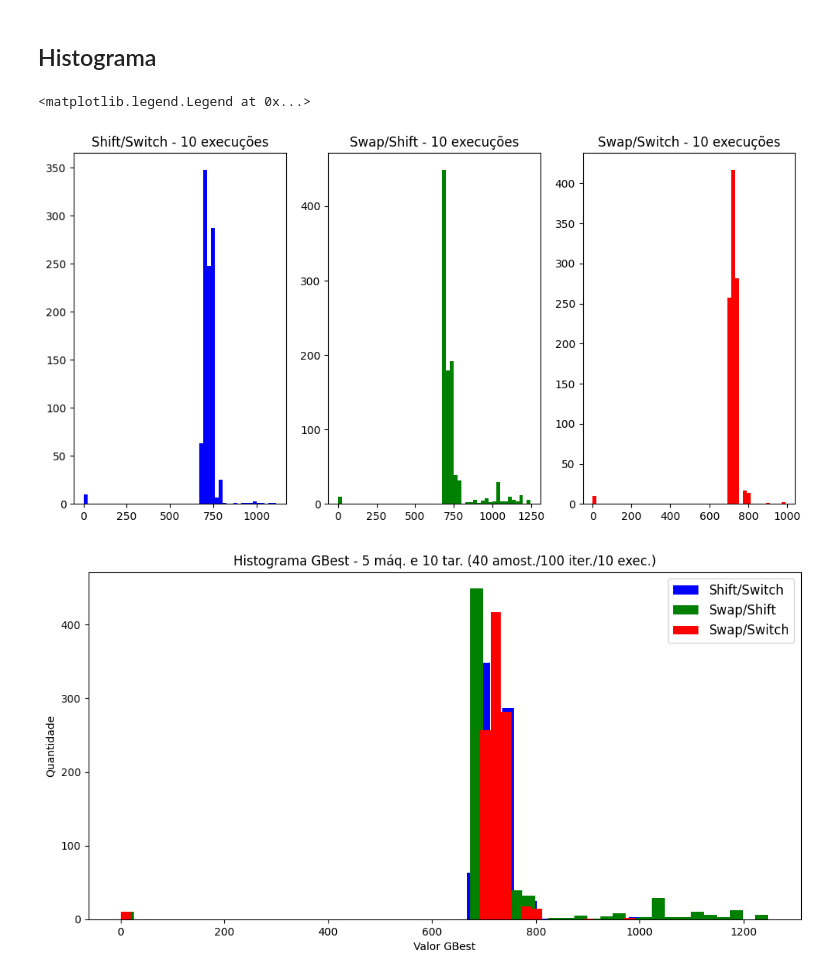
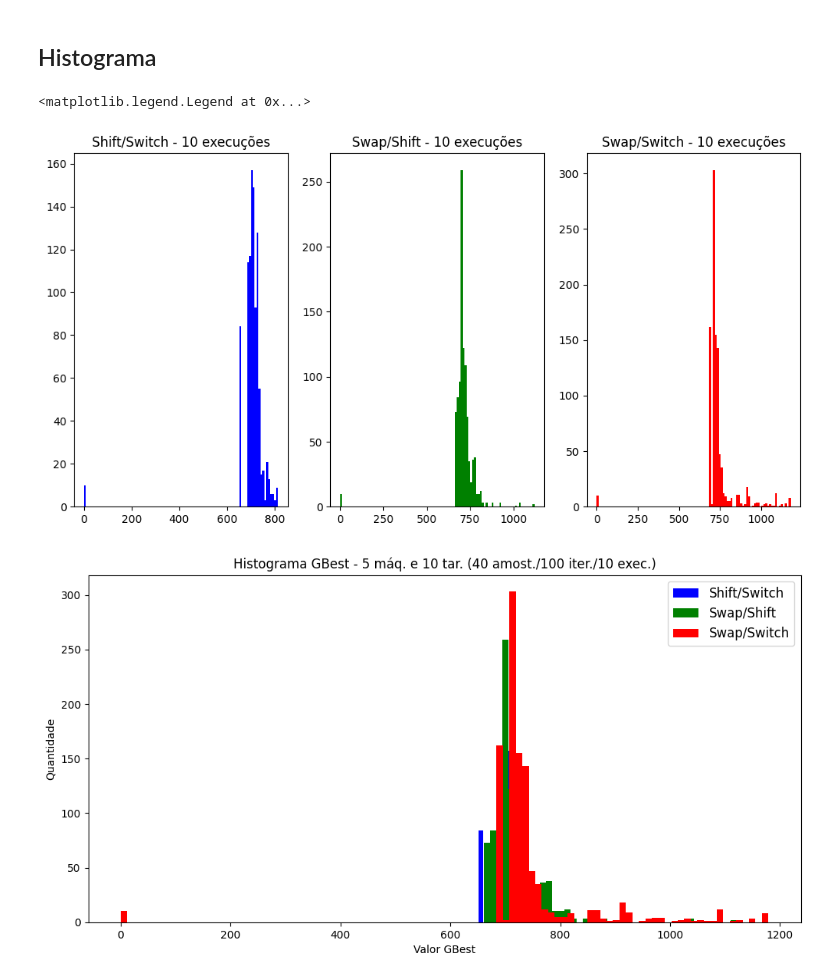
Before and after one commit to diogo-dpa/TCC-Projeto-UFMG, a Jupyter notebook: projeto.ipynb, the cells around one changed output. Saved outputs shown, nothing was run; the diff lists cells and outputs as text; code cells hidden in the pictures.

```diff
--- a/projeto.ipynb
+++ b/projeto.ipynb
@@ -435,29 +431,29 @@ axes.legend(fontsize=12)
 ## Histograma
 # %%
 executionTimeArrayStore = executionTimeArrayStore.reshape(sizeNeighborhoodStructure, iterations*executionTimeQuantity)
-nBins = 50
+nBins = 100
 
 figHist, axesHist = plt.subplots(1, 3, figsize=(12,6), dpi=100)
 
 axesHist[0].hist(executionTimeArrayStore[0,:], bins=nBins, color='blue')
 axesHist[1].hist(executionTimeArrayStore[1,:], bins=nBins, color='green')
 axesHist[2].hist(executionTimeArrayStore[2,:], bins=nBins, color='red')
 axesHist[0].set_title('Shift/Switch - {} execuções'.format(executionTimeQuantity))
 axesHist[1].set_title('Swap/Shift - {} execuções'.format(executionTimeQuantity))
 axesHist[2].set_title('Swap/Switch - {} execuções'.format(executionTimeQuantity))
 
 # Full figure
 figHistComplete, axesHistComplete = plt.subplots(figsize=(12,6), dpi=100)
 
 axesHistComplete.hist(executionTimeArrayStore[0,:], bins=nBins, color='blue', label="Shift/Switch")
 axesHistComplete.hist(executionTimeArrayStore[1,:], bins=nBins, color='green', label="Swap/Shift")
 axesHistComplete.hist(executionTimeArrayStore[2,:], bins=nBins, color='red', label="Swap/Switch")
 
 axesHistComplete.set_ylabel('Quantidade')
 axesHistComplete.set_xlabel('Valor GBest')
 axesHistComplete.set_title('Histograma GBest - {} máq. e {} tar. ({} amost./{} iter./{} exec.)'.format(machines, tasks, numberOfParticles, iterations, executionTimeQuantity))
 axesHistComplete.legend(fontsize=12)
 # %% [output]
 <matplotlib.legend.Legend at 0x...>
-[figure, old version]
+[figure, new version]
-[figure, old version]
+[figure, new version]
```
Also changed, not shown: parts of 2 cells of this notebook.
